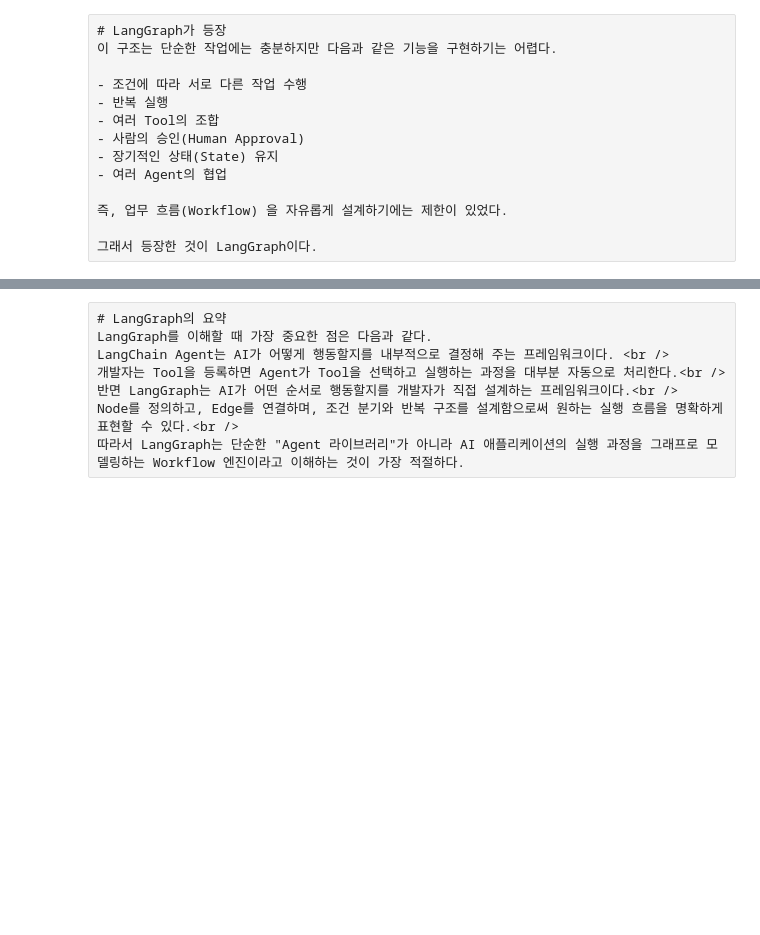
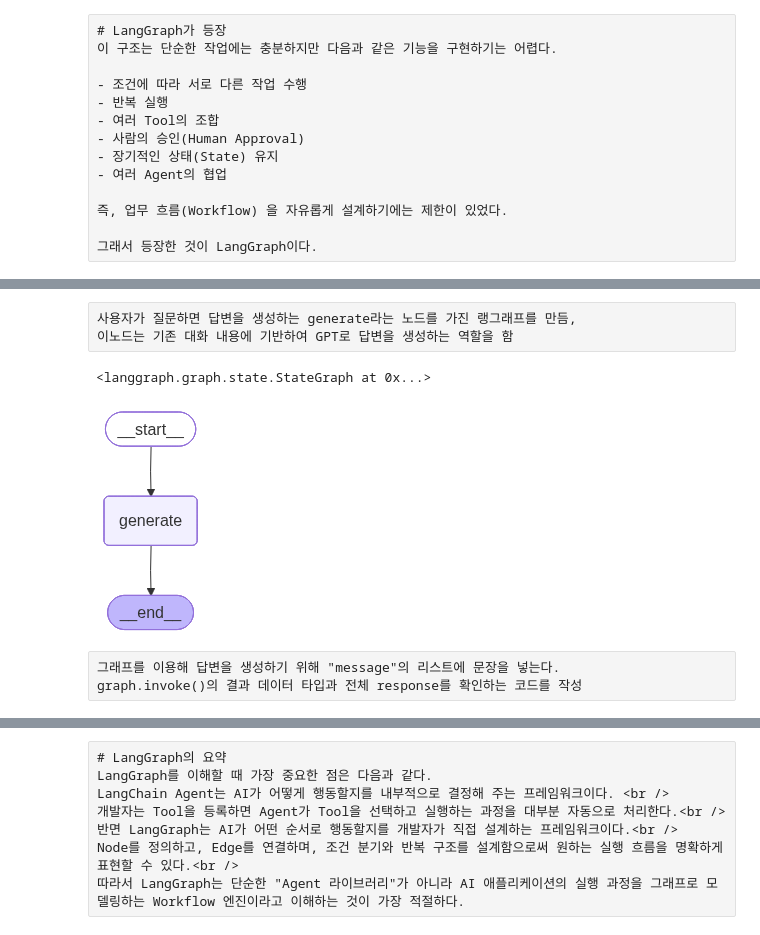
Before and after one commit to SoongMoo/AI_service_-, a Jupyter notebook: 6_Agents.ipynb, the cells around one changed output, grey strips where cells are left out. Cells and saved outputs as stored; diff of their text form; code cells hidden in the pictures; blank space fills up the shorter version.

```diff
--- a/6_Agents.ipynb
+++ b/6_Agents.ipynb
@@ -585,0 +1526,7 @@ print("함수 실행 결과:", result)
+# %%
+# 5. Tool 실행
+tool_call = response.tool_calls[0]
+
+result = get_order.invoke(
+    tool_call["args"]
+)
@@ -675,0 +1639,10 @@ State는 그래프를 따라 이동하면서 계속 업데이트되는 하나의
+# %%
+import os
+os.environ["GOOGLE_API_KEY"] = "your_api_key"
+from langchain_google_genai import ChatGoogleGenerativeAI
+
+model = ChatGoogleGenerativeAI(
+    model="gemini-2.5-flash",
+    temperature=0
+)
+model.invoke('안녕하세요!')
@@ -675,0 +1682,21 @@ State는 그래프를 따라 이동하면서 계속 업데이트되는 하나의
+# %% [raw]
+사용자가 질문하면 답변을 생성하는 generate라는 노드를 가진 랭그래프를 만듬,
+이노드는 기존 대화 내용에 기반하여 GPT로 답변을 생성하는 역할을 함
+# %%
+def generate(state: State):	# generate함수를 마듬 매개변수는 앞서 정의한 state를 받도록 설정
+    """
+    주어진 상태를 기반으로 챗봇의 응답 메시지를 생성합니다.
+
+    매개변수:
+    state (State): 현재 대화 상태를 나타내는 객체로, 이전 메시지들이 포함되어 있습니다.
+
+    반환값:
+    dict: 모델이 생성한 응답 메시지를 포함하는 딕셔너리.
+          형식은 {"messages": [응답 메시지]}입니다.
+    """
+    return {"messages": [model.invoke(state["messages"])]}	# state 안에는 message라는 리스트를 담을 수 있는 변수만 포함되어 있음
+                                             # 이 노드는 GPT모델에 state["message"]를 전달하여 답변을 받아 온 뒤 그 결과를 딕셔너리 형태로 반환
+
+graph_builder.add_node("generate", generate)	# graph_builder에 generate노드를 추가함, 이때 노드의 이름과 그 해당 함수명을 함께 넣어 줌
+# %% [output]
+<langgraph.graph.state.StateGraph at 0x...>
@@ -675,0 +1707,5 @@ State는 그래프를 따라 이동하면서 계속 업데이트되는 하나의
+# %%
+graph_builder.add_edge(START, "generate")
+graph_builder.add_edge("generate", END)
+
+graph = graph_builder.compile()
@@ -675,0 +1714,12 @@ State는 그래프를 따라 이동하면서 계속 업데이트되는 하나의
+# %%
+from IPython.display import Image, display
+
+try:
+    display(Image(graph.get_graph().draw_mermaid_png()))
+except Exception:
+    pass
+# %% [output]
+[figure, added]
+# %% [raw]
+그래프를 이용해 답변을 생성하기 위해 "message"의 리스트에 문장을 넣는다.
+graph.invoke()의 결과 데이터 타입과 전체 response를 확인하는 코드를 작성
```
Also changed, not shown: parts of 163 cells of this notebook.
